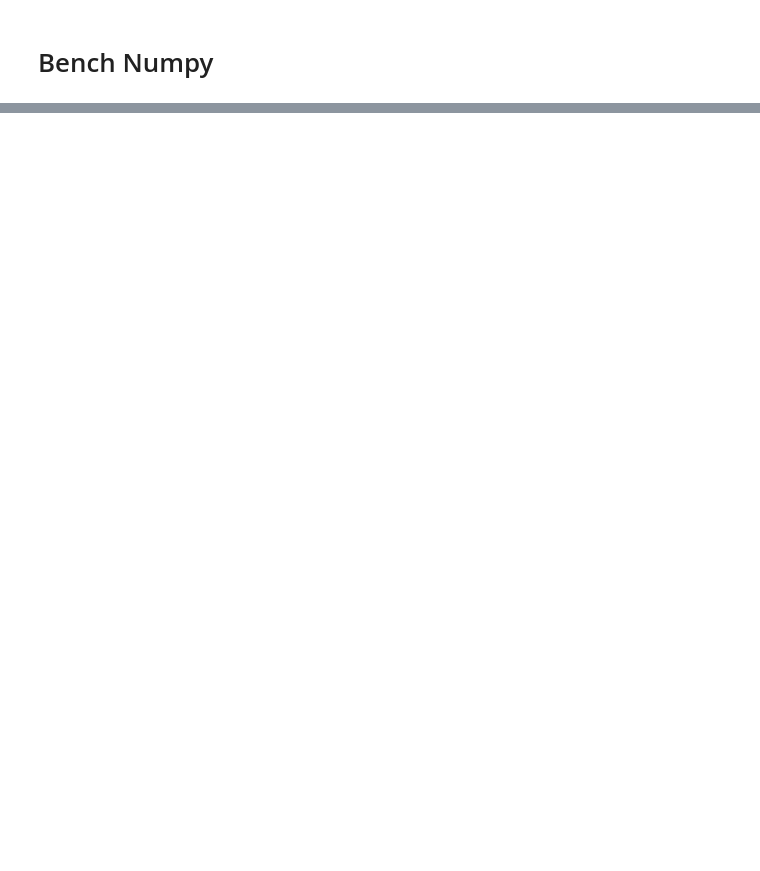
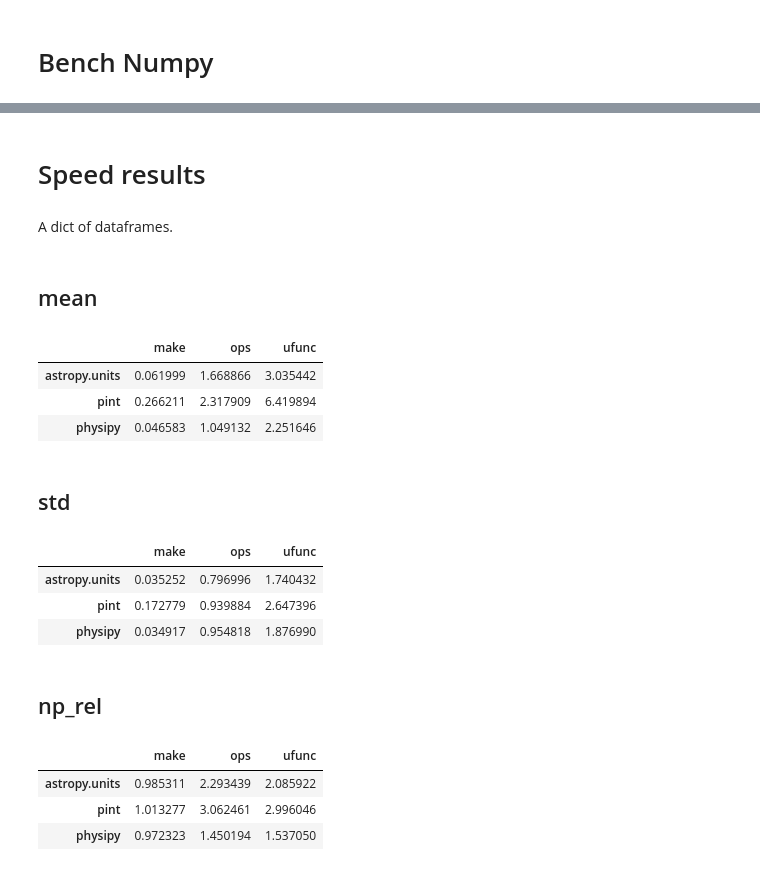
Before and after one commit to mocquin/quantities-comparison, a Jupyter notebook: run_comparison.ipynb, the cells around one changed output, grey strips where cells are left out. Cells and saved outputs as stored; diff of their text form; code cells hidden in the pictures; blank space fills up the shorter version.

```diff
--- a/run_comparison.ipynb
+++ b/run_comparison.ipynb
@@ -123,0 +51,4 @@ results['compatibility']['other_numpy']
+# %%
+for title, df in results["compatibility"].items():
+    display(HTML(f'<h2>{title}</h3>'))
+    display(df)
@@ -124 +87,25 @@ results['compatibility']['other_numpy']
+# %% [markdown]
+# Speed results
+# %% [markdown]
+A dict of dataframes.
+# %%
+for title, df in results["speed"].items():
+    display(HTML(f'<h2>{title}</h3>'))
+    display(df)
+# %% [output]
+mean
+|  | make | ops | ufunc |
+| astropy.units | 0.061999 | 1.668866 | 3.035442 |
+| pint | 0.266211 | 2.317909 | 6.419894 |
+| physipy | 0.046583 | 1.049132 | 2.251646 |
+std
+|  | make | ops | ufunc |
+| astropy.units | 0.035252 | 0.796996 | 1.740432 |
+| pint | 0.172779 | 0.939884 | 2.647396 |
+| physipy | 0.034917 | 0.954818 | 1.876990 |
+np_rel
+|  | make | ops | ufunc |
+| astropy.units | 0.985311 | 2.293439 | 2.085922 |
+| pint | 1.013277 | 3.062461 | 2.996046 |
+| physipy | 0.972323 | 1.450194 | 1.537050 |
 # %%
```
Also changed, not shown: parts of 22 cells of this notebook, 5 other files.
